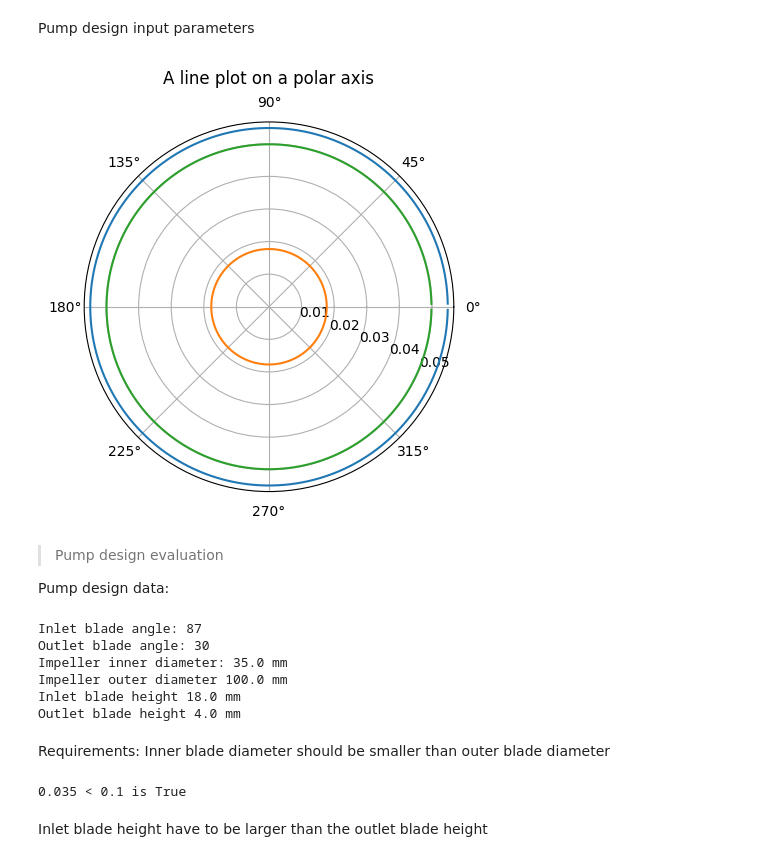
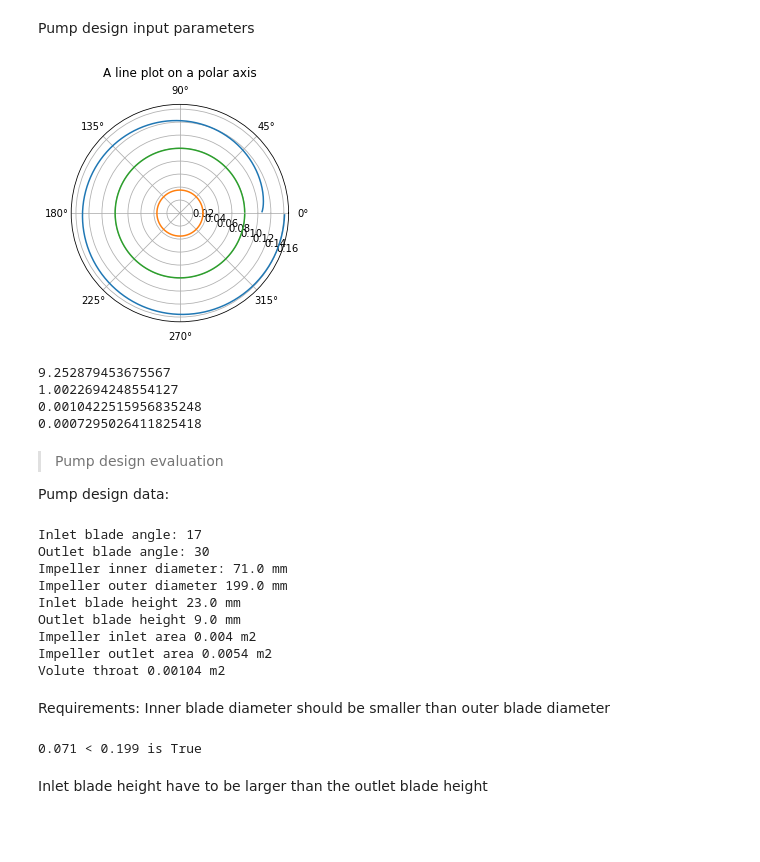
Before and after one commit to jurgbn/centrifugal_pump, a Jupyter notebook: 00_core.ipynb, the cells around one changed output. Drawn from its saved outputs; the diff is of its cells as text; code cells hidden in the pictures; blank space fills up the shorter version.

Commit message:
Additional plots

```diff
--- a/00_core.ipynb
+++ b/00_core.ipynb
@@ -20,7 +20,7 @@ Pump design input parameters
 # %%
 blade_outlet_angle = 30
 number_of_blades = 6
-inlet_impeller_hub_diameter = 0
+inlet_impeller_hub_diameter = 0.025
 incidence = 0
 # %%
 #|export
@@ -33,6 +33,8 @@ class CentrifugalPumpSpecification:
         impeller_outer_diameter: float
         inlet_blade_height: float
         outlet_blade_height: float
+        impeller_inlet_area: float
+        impeller_outlet_area: float
         blade_clearance: float
         blade_thickness: float
         number_of_impeller_blades: int
@@ -112,7 +114,7 @@ class PumpDesign:
         Kd = 1e-13 * ns ** 3 - 7e-9 * ns ** 2 + 1e-4 * ns + 0.2661
         d1 = Kd * d2
         b1 = (d1 - dh1) / 2
-        A1 = np.pi * ((dh1 + d1) / 2) * b1 - t * z * b1
+        A1 = np.pi * d1 * b1 - t * z * b1
         c1m = self.Q_d / A1
 
         u1 = omega_d * d1 / 2
@@ -134,6 +136,7 @@ class PumpDesign:
         Ks = (u2 - u1) / c_theta_2
 
         L0 = 1/360 * c_theta_2_slip * d2/2
+        A4_check = self.Q_d / c_theta_2_slip * 1.25
         A4 = 0
 
         theta_list = []
@@ -144,15 +147,19 @@ class PumpDesign:
             coeff_1 = np.pi * L0 * 360**2 /(16 * self.Q_d * theta)
             coeff_2 = -(2 * np.pi * L0 * 360**2 * d2 / (16 * self.Q_d * theta) + 1 / 4)
             coeff_3 = (d2**2 * np.pi * L0 * 360**2 / (16 * self.Q_d * theta) - d2/4)
+            """coeff_1 = np.pi * c_theta_2_slip * d2/2
+            coeff_2 = - theta / (2 * np.pi) * self.Q_d
+            coeff_3 = - d2 / 2 * theta / (2 * np.pi) * self.Q_d"""
             d_n_root = np.roots([coeff_1, coeff_2, coeff_3])
             d_n = d_n_root[0]
             c_theta_n = L0 * 360 / (d2/2 + (d_n - d2) / 4)
             d_v = (d_n - d2) / 2
-            A4 = np.pi * (d_v/2)**2
+            A4 = np.pi * (d_v * 1.25 /2)**2
             theta_list.append(theta/(360/(2*np.pi)))
-            d_n_list.append(max(d_n/2, d2/2 + b3))
+            d_n_list.append(max(d_n/2 * 1.25, d2/2 + b3))
             d_2_list.append(d2/2)
             d_1_list.append(d1/2)
+
 
         if plot_figure:
             fig, ax = plt.subplots(subplot_kw={'projection': 'polar'})
@@ -166,11 +173,17 @@ class PumpDesign:
             ax.set_title("A line plot on a polar axis", va='bottom')
             plt.show()
 
+        print(c_theta_2_slip)
+        print(c2m)
+        print(A4)
+        print(A4_check)
         pump_design_parameters = CentrifugalPumpSpecification(
         impeller_inner_diameter = d1,
         impeller_outer_diameter = d2,
         inlet_blade_height = b1,
         outlet_blade_height = b2,
+        impeller_inlet_area= A1,
+        impeller_outlet_area = A2,
         volute_height = b3,
         blade_clearance = s,
         blade_thickness = t,
@@ -188,17 +201,20 @@ class PumpDesign:
         Kw_check=Kw<0.25,
         Ks_check=Ks<0.9)
 
-
         return pump_design_parameters
 # %%
-design = PumpDesign(fluid="INCOMP::Water", Q_d=pump_flow, H_d=pump_head, n_d=pump_rpm, flow_coefficient_phi=0.8)
+design = PumpDesign(fluid="INCOMP::Water", Q_d=pump_flow, H_d=pump_head, n_d=pump_rpm, flow_coefficient_phi=0.08)
 pump = design.pump_design(blade_outlet_angle_deg=blade_outlet_angle,
                             number_of_blades=number_of_blades,
                             inlet_impeller_hub_diameter=inlet_impeller_hub_diameter,
                             incidence=0,
                             plot_figure=True)
 # %% [output]
-[figure, old version]
+[figure, new version]
+9.252879453675567
+1.0022694248554127
+0.0010422515956835248
+0.0007295026411825418
 # %% [markdown]
 > Pump design evaluation
 
@@ -210,20 +226,26 @@ print('Impeller inner diameter: {} mm'.format(round(pump.impeller_inner_diameter
 print('Impeller outer diameter {} mm'.format(round(pump.impeller_outer_diameter,3) * 1000))
 print('Inlet blade height {} mm'.format(round(pump.inlet_blade_height, 3) * 1000))
 print('Outlet blade height {} mm'.format(round(pump.outlet_blade_height, 3) * 1000))
+print('Impeller inlet area {} m2'.format(round(pump.impeller_inlet_area, 4)))
+print('Impeller outlet area {} m2'.format(round(pump.impeller_outlet_area, 4)))
+print('Volute throat {} m2'.format(round(pump.volute_throat_area, 5)))
 # %% [output]
-Inlet blade angle: 87
+Inlet blade angle: 17
 Outlet blade angle: 30
-Impeller inner diameter: 35.0 mm
-Impeller outer diameter 100.0 mm
-Inlet blade height 18.0 mm
-Outlet blade height 4.0 mm
+Impeller inner diameter: 71.0 mm
+Impeller outer diameter 199.0 mm
+Inlet blade height 23.0 mm
+Outlet blade height 9.0 mm
+Impeller inlet area 0.004 m2
+Impeller outlet area 0.0054 m2
+Volute throat 0.00104 m2
 # %% [markdown]
 Requirements:
 Inner blade diameter should be smaller than outer blade diameter
 # %%
 print('{} < {} is {}'.format(round(pump.impeller_inner_diameter, 3), round(pump.impeller_outer_diameter, 3), pump.diameter_size_check))
 # %% [output]
-0.035 < 0.1 is True
+0.071 < 0.199 is True
 # %% [markdown]
 Inlet blade height have to be larger than the outlet blade height
 # %%
```
Also changed, not shown: parts of 6 cells of this notebook.
